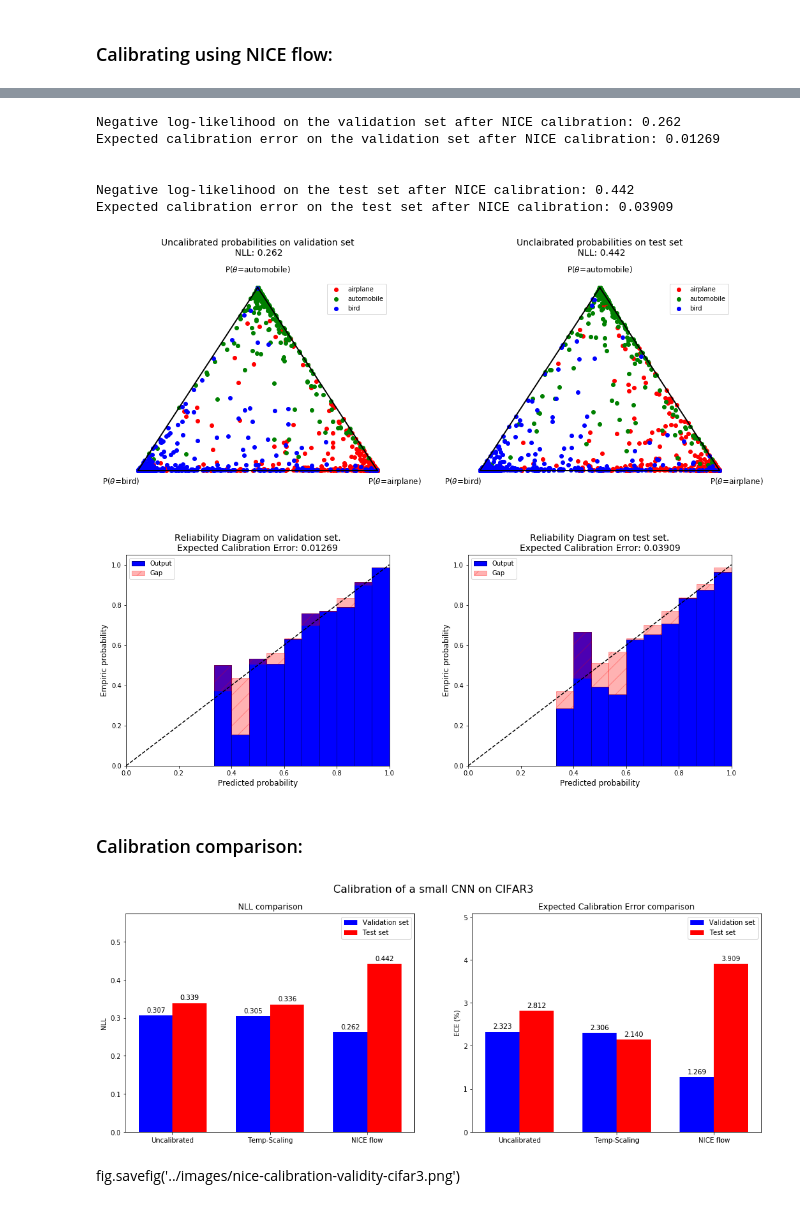
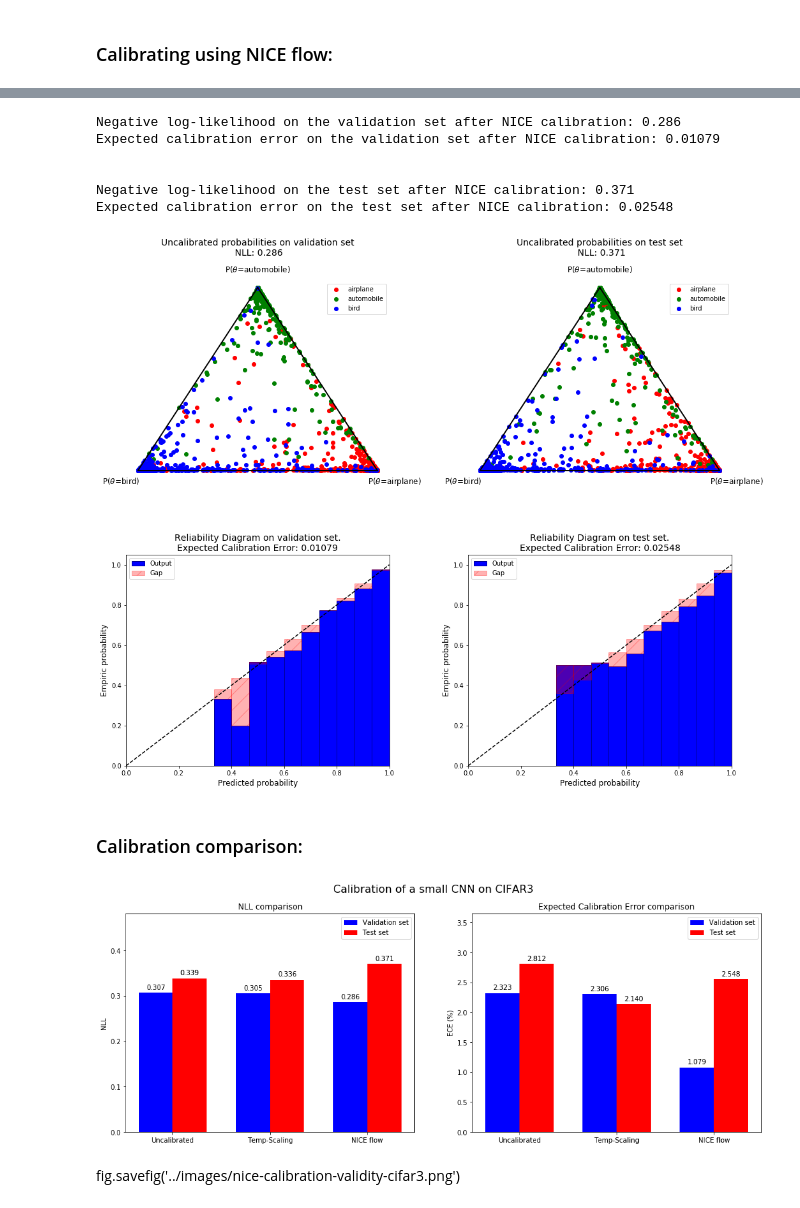
Before and after one commit to SergioAlvarezB/calibration-normalizing-flows, a Jupyter notebook: notebooks/nice-calibration-method.ipynb, the cells around one changed output, grey strips where cells are left out. Drawn from its saved outputs; the diff is of its cells as text; code cells hidden in the pictures.

```diff
--- a/notebooks/nice-calibration-method.ipynb
+++ b/notebooks/nice-calibration-method.ipynb
@@ -162,8 +162,8 @@ Expected calibration error on the test set after temp-scaling calibration: 0.021
 ### Calibrating using NICE flow:
 # %%
 t0 = time.time()
-nice_cal = NiceCalibrator(val_logits, val_target, layers=4, hidden_size=[4, 4],
-                          version=2, epochs=5000, batch_size=50)
+nice_cal = NiceCalibrator(val_logits, val_target, layers=4, hidden_size=[6, 6],
+                          version=2, epochs=2000)
 print('Fitted in {:.3f}s'.format(time.time()-t0))
 
 # Plot training NLL
@@ -184,39 +190,39 @@ val_nll_nice = neg_log_likelihood(val_probs_nice, val_target)
 val_ece_nice = expected_calibration_error(val_probs_nice, val_target, bins=15)
 
 print('Negative log-likelihood on the validation set after NICE calibration: {:.3f}'.format(val_nll_nice))
 print('Expected calibration error on the validation set after NICE calibration: {:.5f}'.format(val_ece_nice))
 
 print('\n')
 
 # Test set
 test_nll_nice = neg_log_likelihood(test_probs_nice, test_target)
 test_ece_nice = expected_calibration_error(test_probs_nice, test_target, bins=15)
 
 print('Negative log-likelihood on the test set after NICE calibration: {:.3f}'.format(test_nll_nice))
 print('Expected calibration error on the test set after NICE calibration: {:.5f}'.format(test_ece_nice))
 
 
 fig, ax_arr = plt.subplots(2, 2, figsize=(17, 14), gridspec_kw={'hspace': 0.3, 'wspace': 0.3})
 ax_arr[0, 0] = plot_prob_simplex(val_probs, target=val_target, ax=ax_arr[0, 0],
                                  title='Uncalibrated probabilities on validation set\n NLL: {:.3f}'.format(val_nll_nice),
                                  fontsize=12, labels=list(ix2label.values()));
 ax_arr[0, 1] = plot_prob_simplex(test_probs, target=test_target, ax=ax_arr[0, 1],
-                                 title='Unclaibrated probabilities on test set\n NLL: {:.3f}'.format(test_nll_nice),
+                                 title='Uncalibrated probabilities on test set\n NLL: {:.3f}'.format(test_nll_nice),
                                  fontsize=12, labels=list(ix2label.values()));
 
 ax_arr[1, 0] = reliability_diagram(val_probs_nice, val_target, ax=ax_arr[1, 0], title='Reliability Diagram on validation set.'+
                                 '\nExpected Calibration Error: {:.5f}'.format(val_ece_nice), bins=15)
 ax_arr[1, 1] = reliability_diagram(test_probs_nice, test_target, ax=ax_arr[1, 1], title='Reliability Diagram on test set.' +
                                 '\nExpected Calibration Error: {:.5f}'.format(test_ece_nice), bins=15)
 plt.show()
 # %% [output]
-Negative log-likelihood on the validation set after NICE calibration: 0.262
-Expected calibration error on the validation set after NICE calibration: 0.01269
+Negative log-likelihood on the validation set after NICE calibration: 0.286
+Expected calibration error on the validation set after NICE calibration: 0.01079
 
 
-Negative log-likelihood on the test set after NICE calibration: 0.442
-Expected calibration error on the test set after NICE calibration: 0.03909
+Negative log-likelihood on the test set after NICE calibration: 0.371
+Expected calibration error on the test set after NICE calibration: 0.02548
-[figure, old version]
+[figure, new version]
 # %% [markdown]
 ### Calibration comparison:
 # %%
@@ -280,7 +286,7 @@ autolabel(rects2, ax_arr[1])
 
 plt.show()
 # %% [output]
-[figure, old version]
+[figure, new version]
 # %% [markdown]
 fig.savefig('../images/nice-calibration-validity-cifar3.png')
 # %% [markdown]
```
Also changed, not shown: parts of 10 cells of this notebook, 3 other files.
